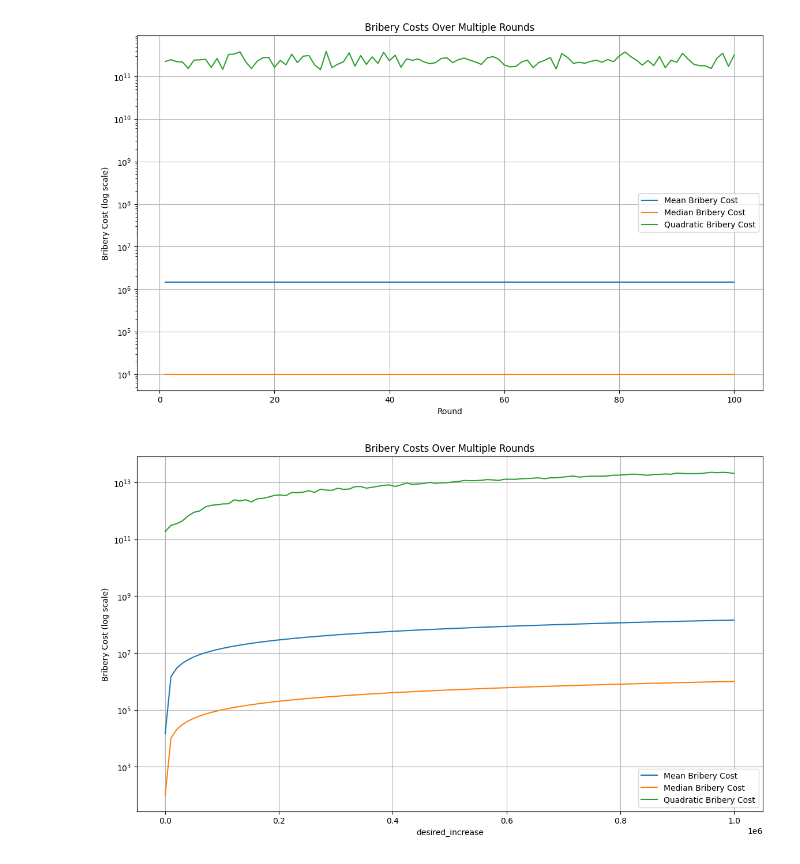
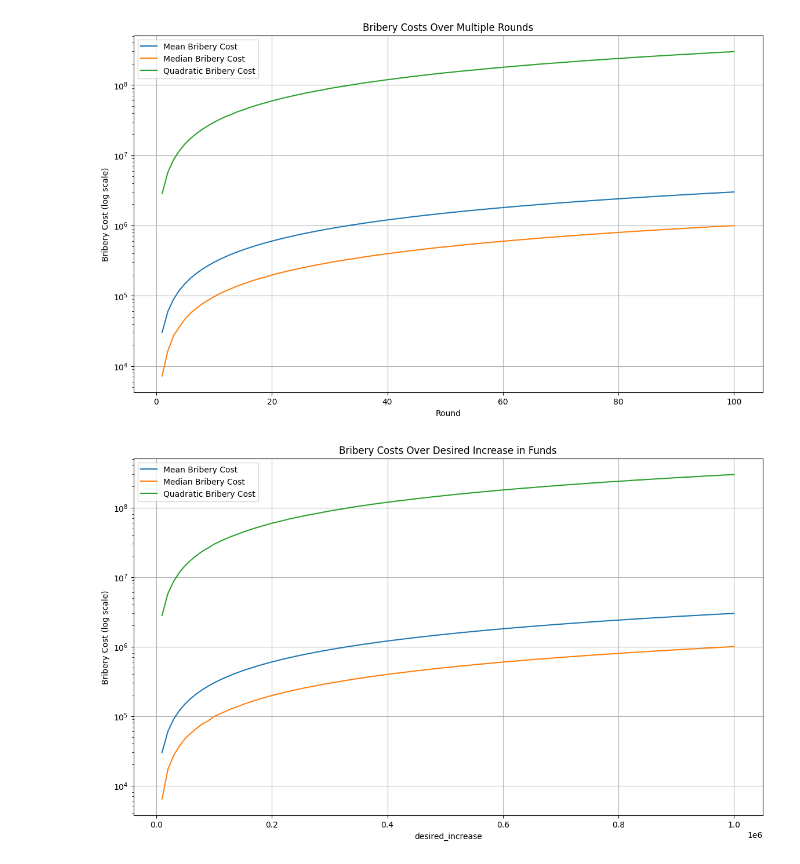
Before and after one commit to GovXS/Evaluating-Voting-Design-Tradeoffs-for-Retro-Funding, a Jupyter notebook: evaluations/bribery_cost.ipynb, the cells around one changed output. Drawn from its saved outputs; the diff is of its cells as text; code cells hidden in the pictures.

```diff
--- a/evaluations/bribery_cost.ipynb
+++ b/evaluations/bribery_cost.ipynb
@@ -18,12 +18,15 @@ def simulate_bribery_mean(model, target_project, desired_increase):
     original_allocation = model.mean_aggregation()
     original_funds = original_allocation[target_project]
 
+
     # Calculate the target allocation
     target_funds = original_funds + desired_increase
-    total_required_votes = target_funds * num_voters/model.total_op_tokens
+    total_required_votes = target_funds * num_voters
+
 
     # Calculate the current votes for the target project
     current_votes = np.sum(new_voting_matrix[:, target_project])
+
     votes_needed = total_required_votes - current_votes
 
     bribery_cost = votes_needed
@@ -94,17 +97,16 @@ def evaluate_bribery_impact(model, target_project, desired_increase):
 # %%
 def run_simulation(num_rounds, num_voters, num_projects, total_op_tokens, max_bribe,voter_type):
     results = []
-    desired_increases = 10000#np.linspace(100, max_bribe, num_rounds)
+    desired_increases = np.linspace(max_bribe/num_rounds, max_bribe, num_rounds)
 
     for i in range(num_rounds):
         # Initialize the model
         model = VotingModel(voter_type=voter_type,num_voters=num_voters, num_projects=num_projects, total_op_tokens=total_op_tokens)
         data=model.step()
-        print(data)
 
         # Set parameters for bribery evaluation
         target_project = np.random.randint(0, num_projects)  # Randomly select a target project
-        desired_increase = desired_increases#[i] # Randomly set a desired increase between 5K and 10K OP tokens
+        desired_increase = desired_increases[i] # Randomly set a desired increase between 5K and 10K OP tokens
 
         # Evaluate the impact of bribery
         bribery_costs = evaluate_bribery_impact(model, target_project, desired_increase)
@@ -125,12 +127,12 @@ def run_simulation(num_rounds, num_voters, num_projects, total_op_tokens, max_br
     return final_results
 
 # Parameters for multiple simulations
-num_rounds = 5
-num_voters = 3
-num_projects = 2
-total_op_tokens = 3000
+num_rounds = 100
+num_voters = 100
+num_projects = 500
+total_op_tokens = 30000
 max_desired_fund_increase=1e6
-voter_type='random_uniform_model'
+voter_type='mallows_model'
 
 # Run the simulations
 final_results = run_simulation(num_rounds, num_voters, num_projects, total_op_tokens,max_desired_fund_increase,voter_type)
@@ -186,29 +168,29 @@ def plot_bribery_costs(df):
 # Plot the bribery costs
 plot_bribery_costs(final_results)
 # %% [output]
-[figure, old version]
+[figure, new version]
 # %%
 def plot_bribery_costs(df):
     plt.figure(figsize=(14, 8))
 
     # Plot mean bribery cost
     plt.plot(df['desired_increase'], df['mean_bribery_cost'], label='Mean Bribery Cost')
 
     # Plot median bribery cost
     plt.plot(df['desired_increase'], df['median_bribery_cost'], label='Median Bribery Cost')
 
     # Plot quadratic bribery cost
     plt.plot(df['desired_increase'], df['quadratic_bribery_cost'], label='Quadratic Bribery Cost')
 
     plt.xlabel('desired_increase')
     plt.ylabel('Bribery Cost (log scale)')
     plt.yscale('log')
-    plt.title('Bribery Costs Over Multiple Rounds')
+    plt.title('Bribery Costs Over Desired Increase in Funds')
     plt.legend()
     plt.grid(True)
     plt.show()
 
 # Plot the bribery costs
 plot_bribery_costs(final_results)
 # %% [output]
-[figure, old version]
+[figure, new version]
```
Also changed, not shown: parts of 4 cells of this notebook, 4 other files.
